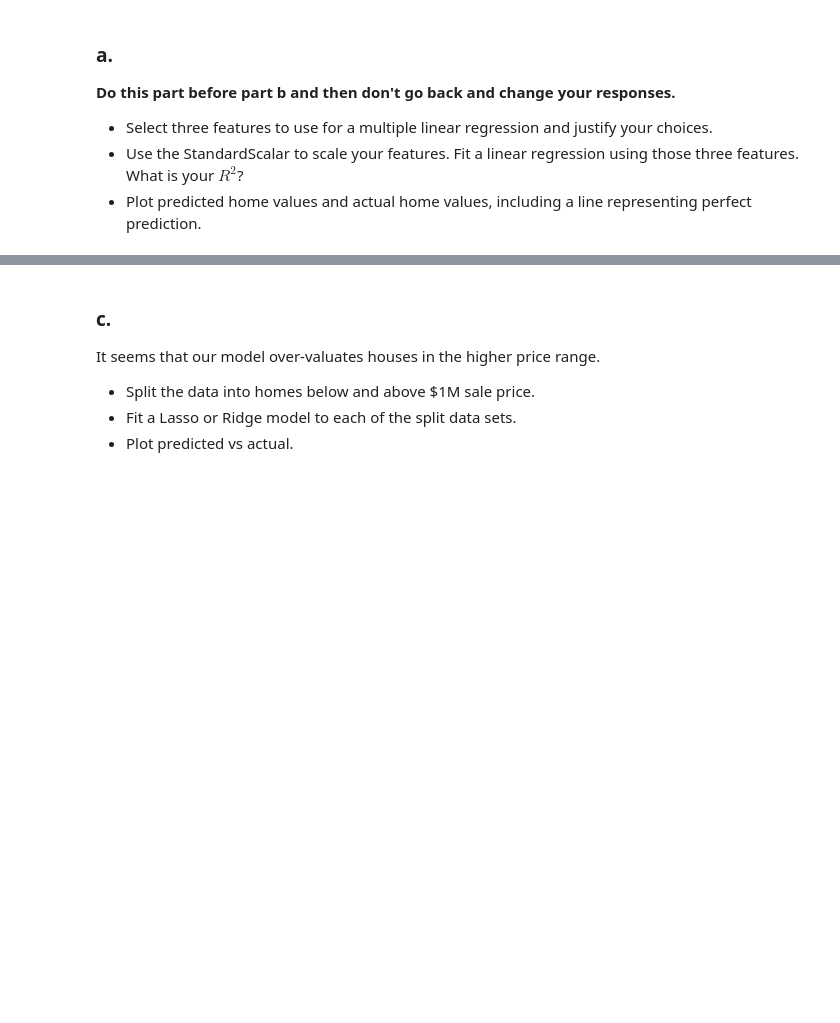
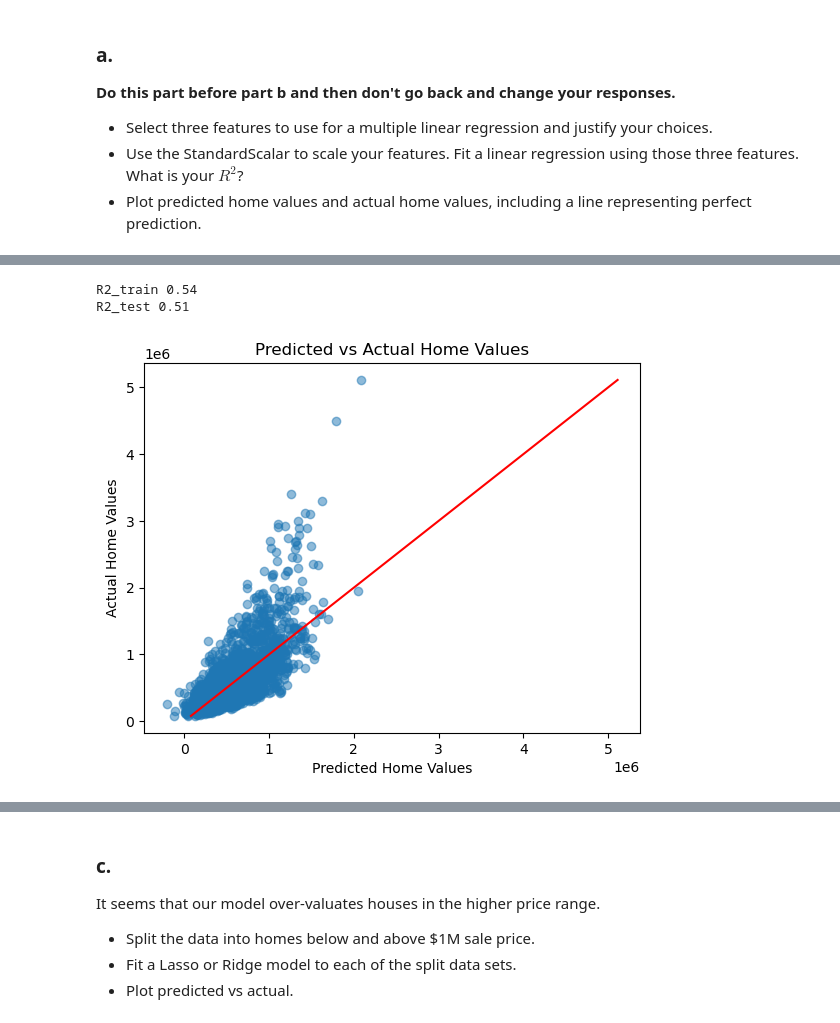
Before and after one commit to GettysburgDataScience/ps1-linear-regression-Jacksonmb, a Jupyter notebook: PS1.ipynb, the cells around one changed output, grey strips where cells are left out. Drawn from its saved outputs; the diff is of its cells as text; code cells hidden in the pictures; blank space fills up the shorter version.

```diff
--- a/PS1.ipynb
+++ b/PS1.ipynb
@@ -201,0 +276,34 @@ Which features are you using and why?
+# %%
+from sklearn.preprocessing import StandardScaler
+scaler = StandardScaler()
+# scaled_features = scaler.fit_transform(housing_df[['sqft_living', 'grade', 'bathrooms']])
+X = housing_df[['sqft_living', 'grade', 'bathrooms']]
+y = housing_df[['price']].values
+
+
+X_train, X_test, y_train, y_test = train_test_split(X, y, test_size = 0.2)
+
+scaler.fit(X_train)
+X_scaled_train = scaler.transform(X_train)
+X_scaled_test = scaler.transform(X_test)
+
+
+
+model_LR = LinearRegression()
+model_LR.fit(X_train, y_train)
+
+R2_test = model_LR.score(X_test, y_test)
+R2_train = model_LR.score(X_train, y_train)
+
+print(f'R2_train {R2_train:.2f}')
+print(f'R2_test {R2_test:.2f}')
+plt.scatter(model_LR.predict(X_test), y_test, alpha=0.5)
+plt.plot([min(y_test), max(y_test)], [min(y_test), max(y_test)], color='red')
+plt.xlabel('Predicted Home Values')
+plt.ylabel('Actual Home Values')
+plt.title('Predicted vs Actual Home Values')
+plt.show()
+# %% [output]
+R2_train 0.54
+R2_test 0.51
+[figure, added]
```
Also changed, not shown: parts of 22 cells of this notebook.
